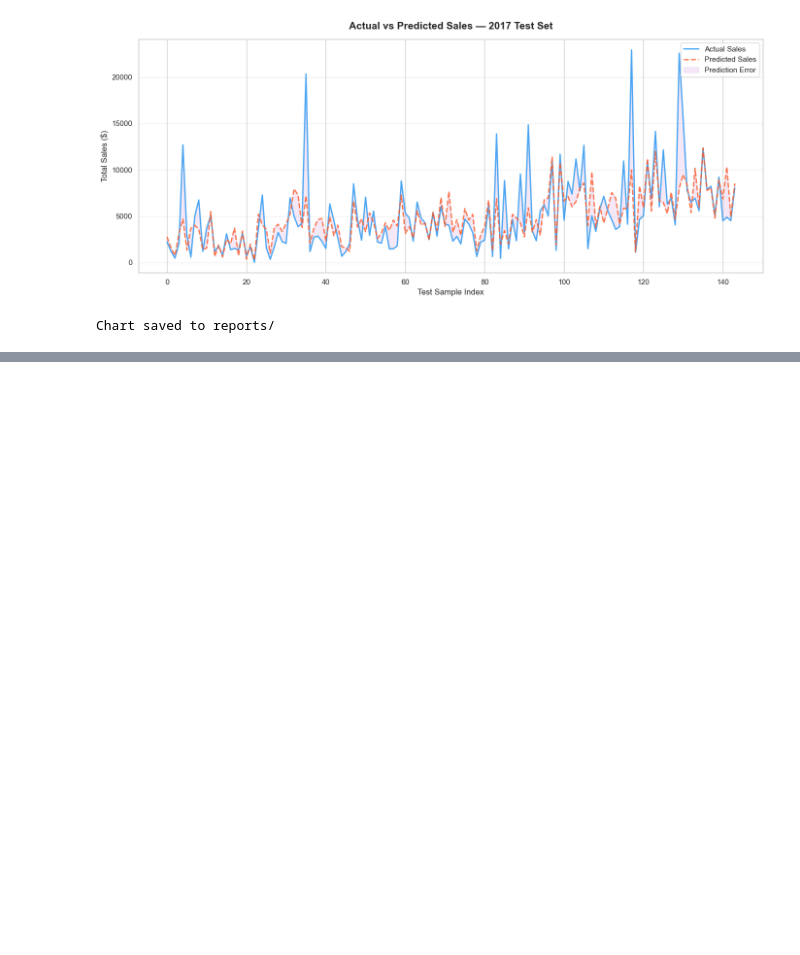
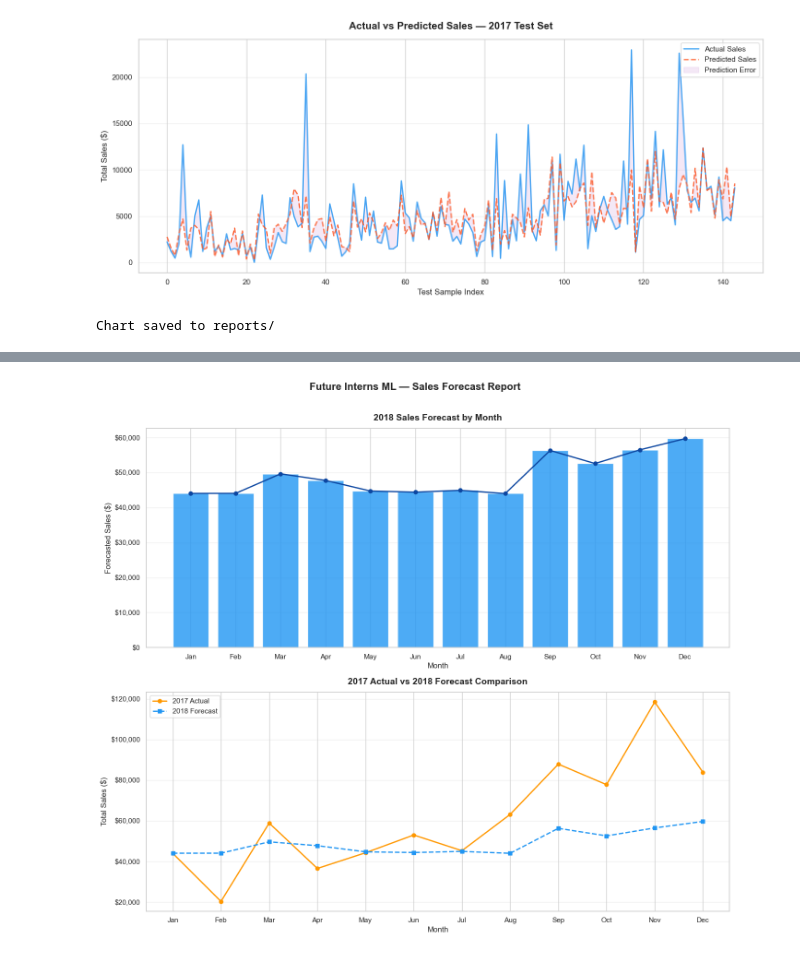
Before and after one commit to Russell-Mazambara/FUTURE_ML_01, a Jupyter notebook: notebooks/02_Model.ipynb, the cells around one changed output, grey strips where cells are left out. Drawn from its saved outputs; the diff is of its cells as text; code cells hidden in the pictures; blank space fills up the shorter version.

Commit message:
Add future forecast for 2018 with category and region breakdown charts

```diff
--- a/notebooks/02_Model.ipynb
+++ b/notebooks/02_Model.ipynb
@@ -307,0 +380,68 @@ Chart saved to reports/
+# %%
+
+future_df['Forecasted_Sales'] = final_model.predict(future_df[features])
+
+
+monthly_forecast = future_df.groupby(
+    'Month')['Forecasted_Sales'].sum().reset_index()
+
+
+monthly_2017 = monthly_sales[monthly_sales['Year'] == 2017].groupby(
+    'Month')['Total_Sales'].sum().reset_index()
+
+
+fig, axes = plt.subplots(2, 1, figsize=(14, 12))
+
+
+month_names = ['Jan','Feb','Mar','Apr','May','Jun',
+               'Jul','Aug','Sep','Oct','Nov','Dec']
+
+axes[0].bar(month_names, monthly_forecast['Forecasted_Sales'],
+            color='#2196F3', alpha=0.8, edgecolor='white')
+axes[0].plot(month_names, monthly_forecast['Forecasted_Sales'],
+             color='#0D47A1', linewidth=2, marker='o', markersize=6)
+axes[0].set_title('2018 Sales Forecast by Month',
+                  fontsize=14, fontweight='bold', pad=12)
+axes[0].set_xlabel('Month')
+axes[0].set_ylabel('Forecasted Sales ($)')
+axes[0].yaxis.set_major_formatter(
+    plt.FuncFormatter(lambda x, _: f'${x:,.0f}'))
+axes[0].grid(axis='y', alpha=0.3)
+
+axes[1].plot(month_names, monthly_2017['Total_Sales'],
+             color='#FF9800', linewidth=2, marker='o',
+             markersize=6, label='2017 Actual')
+axes[1].plot(month_names, monthly_forecast['Forecasted_Sales'],
+             color='#2196F3', linewidth=2, marker='s',
+             markersize=6, linestyle='--', label='2018 Forecast')
+axes[1].set_title('2017 Actual vs 2018 Forecast Comparison',
+                  fontsize=14, fontweight='bold', pad=12)
+axes[1].set_xlabel('Month')
+axes[1].set_ylabel('Total Sales ($)')
+axes[1].yaxis.set_major_formatter(
+    plt.FuncFormatter(lambda x, _: f'${x:,.0f}'))
+axes[1].legend(fontsize=11)
+axes[1].grid(axis='y', alpha=0.3)
+
+plt.suptitle('Future Interns ML — Sales Forecast Report',
+             fontsize=16, fontweight='bold', y=1.01)
+plt.tight_layout()
+plt.savefig('../reports/05_2018_forecast.png',
+            dpi=150, bbox_inches='tight')
+plt.show()
+
+
+print("\n=== 2018 FORECAST SUMMARY ===")
+total_2017 = monthly_2017['Total_Sales'].sum()
+total_2018 = monthly_forecast['Forecasted_Sales'].sum()
+growth = ((total_2018 - total_2017) / total_2017) * 100
+
+print(f"Total 2017 Actual Sales:   ${total_2017:>12,.2f}")
+print(f"Total 2018 Forecast:       ${total_2018:>12,.2f}")
+print(f"Projected Growth:          {growth:>11.1f}%")
+print("\nMonthly Breakdown:")
+for _, row in monthly_forecast.iterrows():
+    print(f"  {month_names[int(row['Month'])-1]}: "
+          f"${row['Forecasted_Sales']:>10,.2f}")
+# %% [output]
+[figure, added]
```
Also changed, not shown: parts of 4 cells of this notebook, 2 other files.
